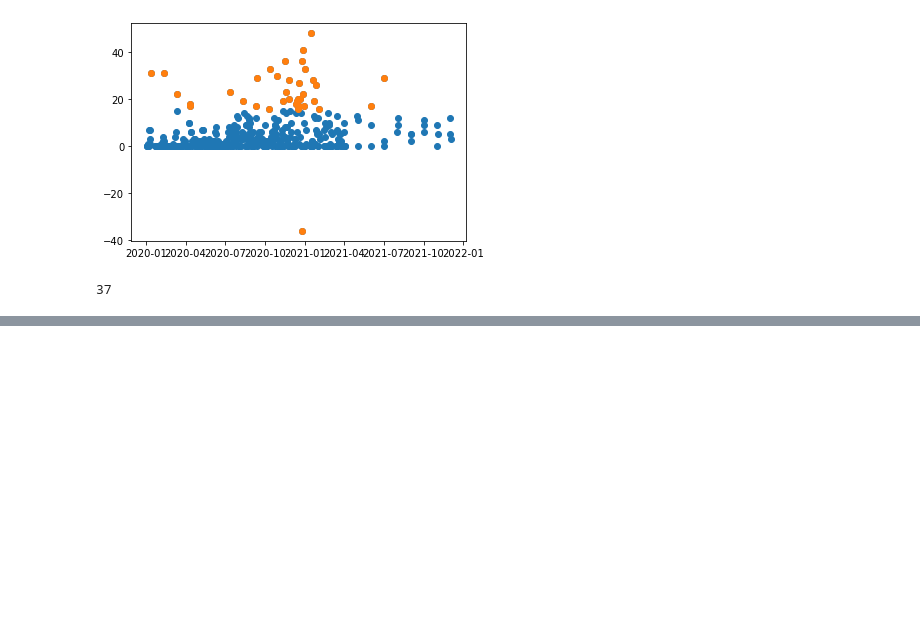
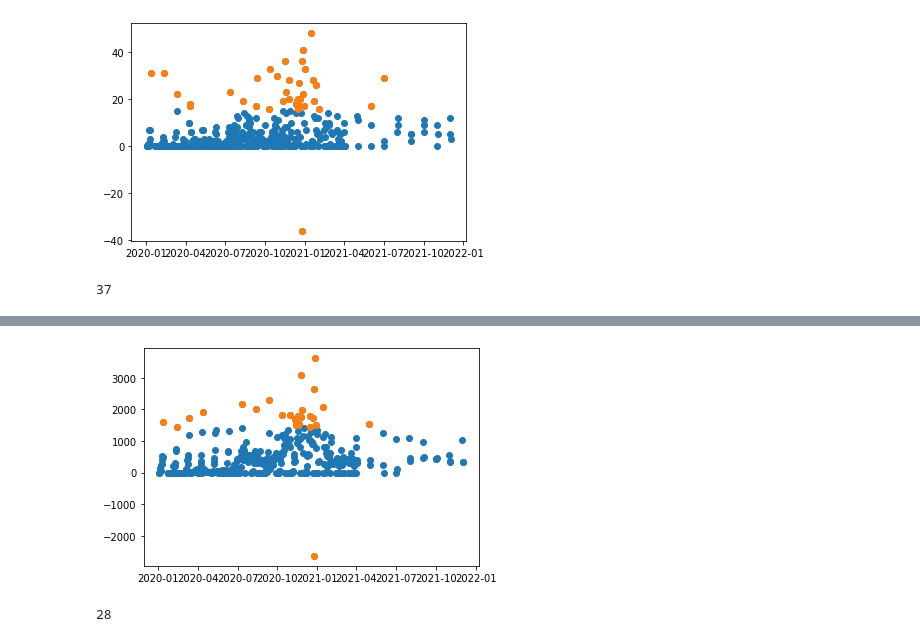
Before and after one commit to CaptainSharf/CSE-544-Project, a Jupyter notebook: Project_ProbStats_Outliers.ipynb, the cells around one changed output, grey strips where cells are left out. Drawn from its saved outputs; the diff is of its cells as text; code cells hidden in the pictures; blank space fills up the shorter version.

```diff
--- a/Project_ProbStats_Outliers.ipynb
+++ b/Project_ProbStats_Outliers.ipynb
@@ -91,0 +162,17 @@ print(len(outlier_data))
+# %%
+handle = 'ID confirmed'
+
+iqr, q1,q3 = IQR(data[handle])
+threshold_min = q1 - 1.5 * iqr
+threshold_max = q3 + 1.5 * iqr
+
+
+outlier_data = outliers(data, handle, threshold_min, threshold_max)
+
+plt.scatter(data['Date'], data[handle])
+plt.scatter(outlier_data['Date'], outlier_data[handle])
+plt.show()
+print(len(outlier_data))
+# %% [output]
+[figure, added]
+28
```
Also changed, not shown: parts of 11 cells of this notebook, 7 other files.
